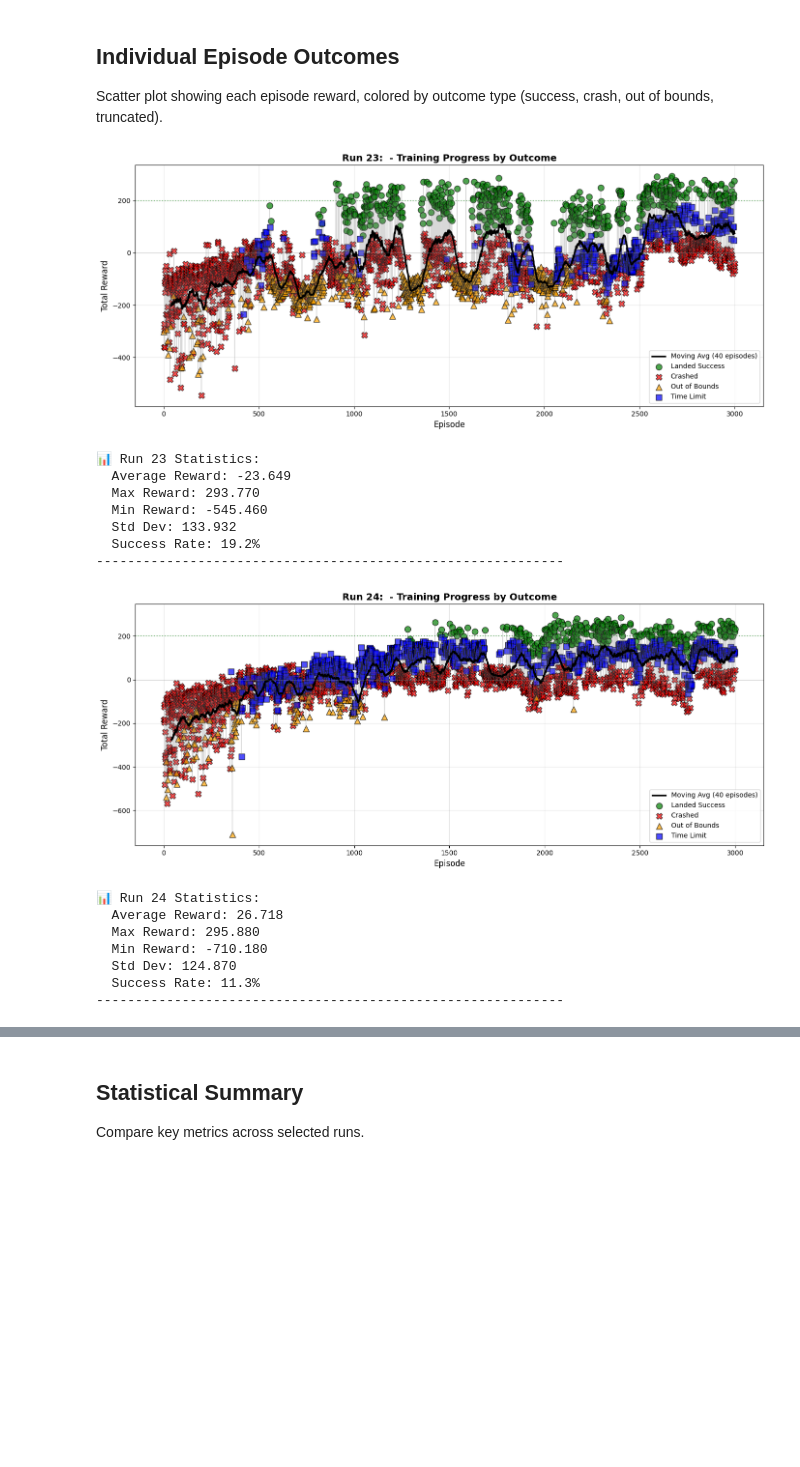
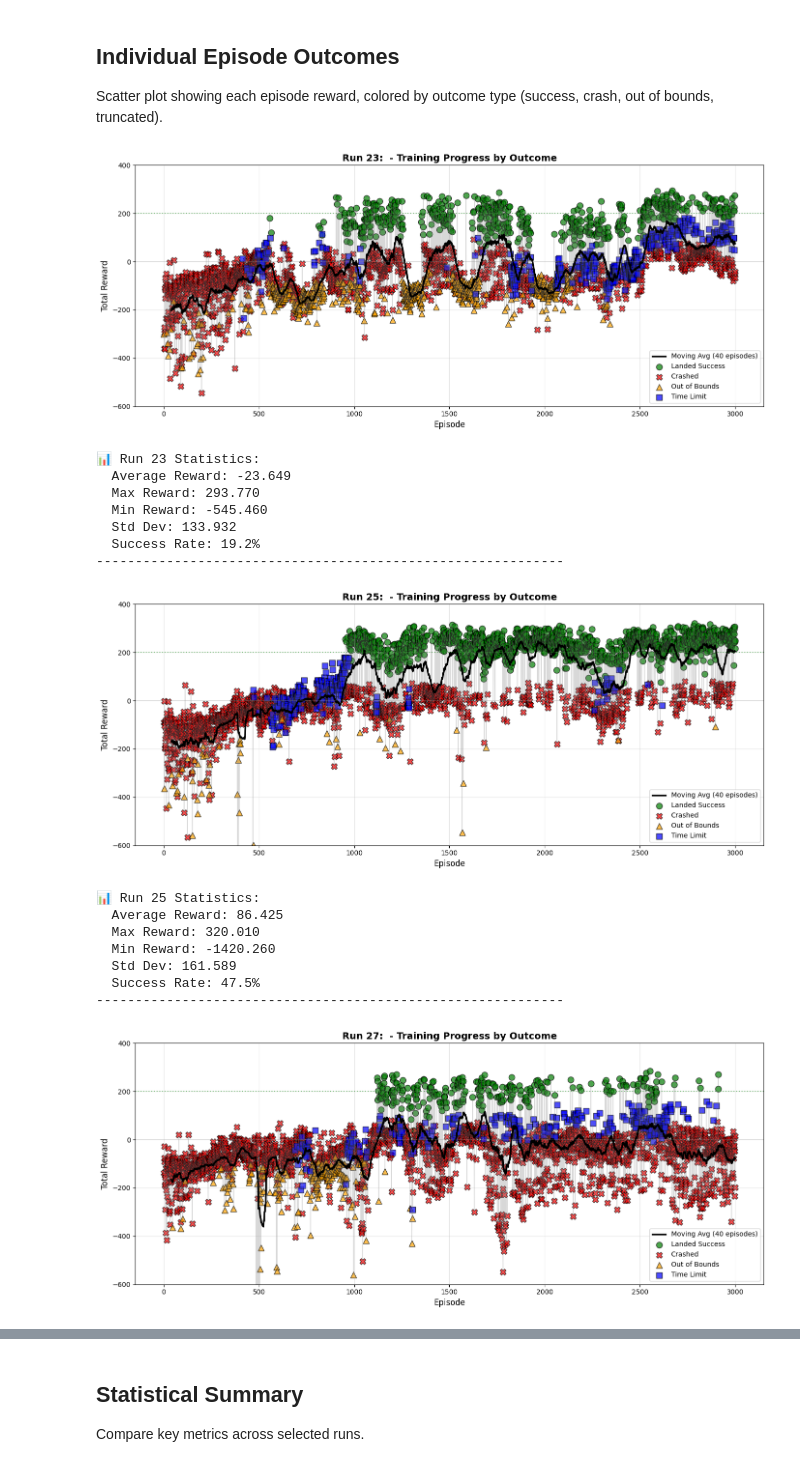
Before and after one commit to 01andreabattaglia/Lunar_Lander_Reinforcement_Learning, a Jupyter notebook: runs_comparison.ipynb, the cells around one changed output, grey strips where cells are left out. Cells and saved outputs as stored; diff of their text form; code cells hidden in the pictures; blank space fills up the shorter version.

```diff
--- a/runs_comparison.ipynb
+++ b/runs_comparison.ipynb
@@ -39,7 +39,7 @@ Modify the list below to select which runs you want to compare (2, 3, or 4 runs)
 Each run will be displayed with a different color and label.
 # %%
 # ========== MODIFY THIS LIST TO SELECT RUNS TO COMPARE ==========
-selected_runs = ['23', '24']  # All available runs
+selected_runs = ['23', '25', '27']  # All available runs
 # Examples:
 # selected_runs = ['02', '04', '05']  # Compare epsilon strategies
 # selected_runs = ['01', '02', '03', '04']  # Compare 4 runs
@@ -220,39 +220,41 @@ for run_id in selected_runs:
 
     # Styling
     ax.set_xlabel('Episode', fontsize=12)
     ax.set_ylabel('Total Reward', fontsize=12)
     ax.set_title(f'Run {run_id}: {run_labels.get(run_id, "")} - Training Progress by Outcome',
                  fontsize=14, fontweight='bold')
     ax.legend(fontsize=10, loc='lower right')
     ax.grid(True, alpha=0.3)
+    ax.set_ylim([-600, 400])
     ax.axhline(y=200, color='green', linestyle=':', linewidth=1.5, alpha=0.5)
     ax.axhline(y=0, color='gray', linestyle='-', linewidth=0.5, alpha=0.5)
 
     plt.tight_layout()
     plt.show()
 
     # Print statistics for this run
     print(f"\n📊 Run {run_id} Statistics:")
     print(f"  Average Reward: {run_data['reward'].mean():.3f}")
     print(f"  Max Reward: {run_data['reward'].max():.3f}")
     print(f"  Min Reward: {run_data['reward'].min():.3f}")
     print(f"  Std Dev: {run_data['reward'].std():.3f}")
     print(f"  Success Rate: {(run_data['outcome'] == 'landed_success').sum() / len(run_data) * 100:.1f}%")
     print("-" * 60)
 # %% [output]
-[figure, old version]
+[figure, new version]
 📊 Run 23 Statistics:
   Average Reward: -23.649
   Max Reward: 293.770
   Min Reward: -545.460
   Std Dev: 133.932
   Success Rate: 19.2%
 ------------------------------------------------------------
-[figure, old version]
+[figure, new version]
-📊 Run 24 Statistics:
-  Average Reward: 26.718
-  Max Reward: 295.880
-  Min Reward: -710.180
-  Std Dev: 124.870
-  Success Rate: 11.3%
+📊 Run 25 Statistics:
+  Average Reward: 86.425
+  Max Reward: 320.010
+  Min Reward: -1420.260
+  Std Dev: 161.589
+  Success Rate: 47.5%
 ------------------------------------------------------------
+[figure, added]
```
Also changed, not shown: parts of 5 cells of this notebook, 33 other files.
